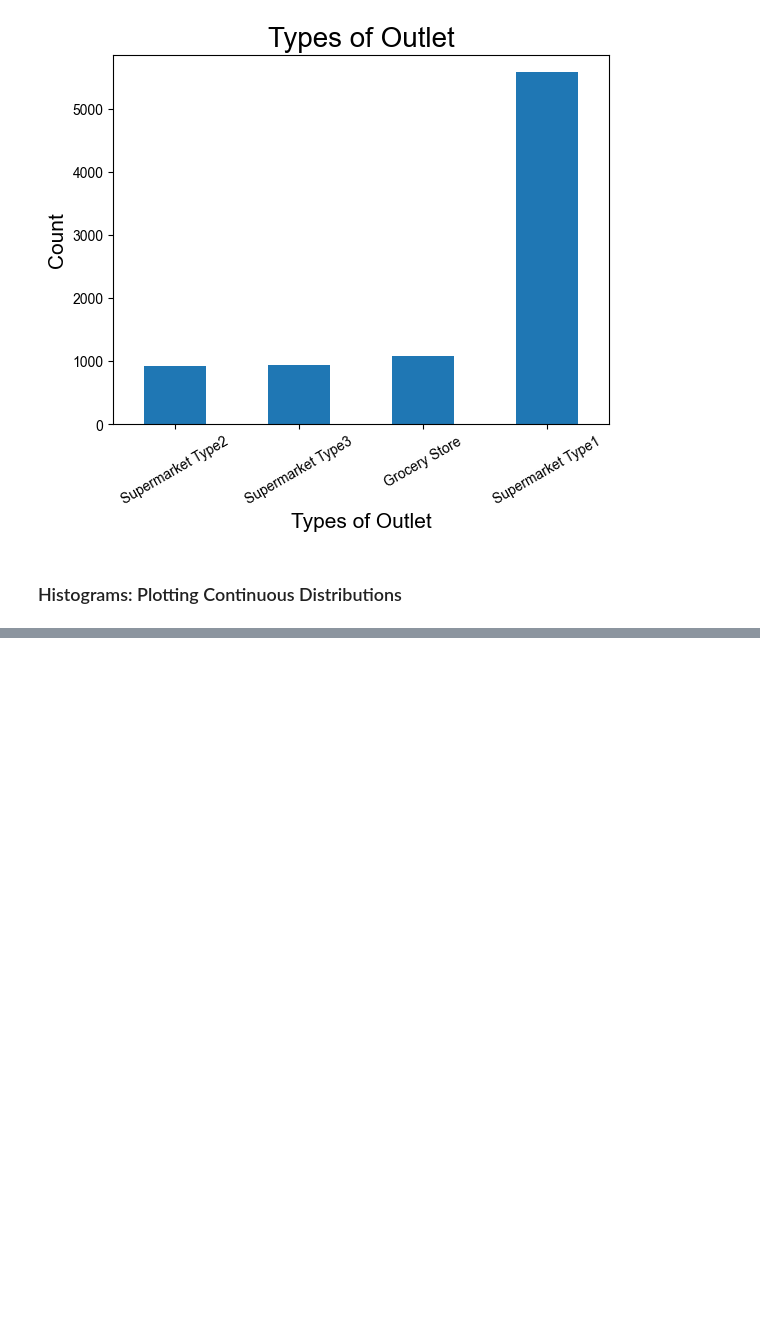
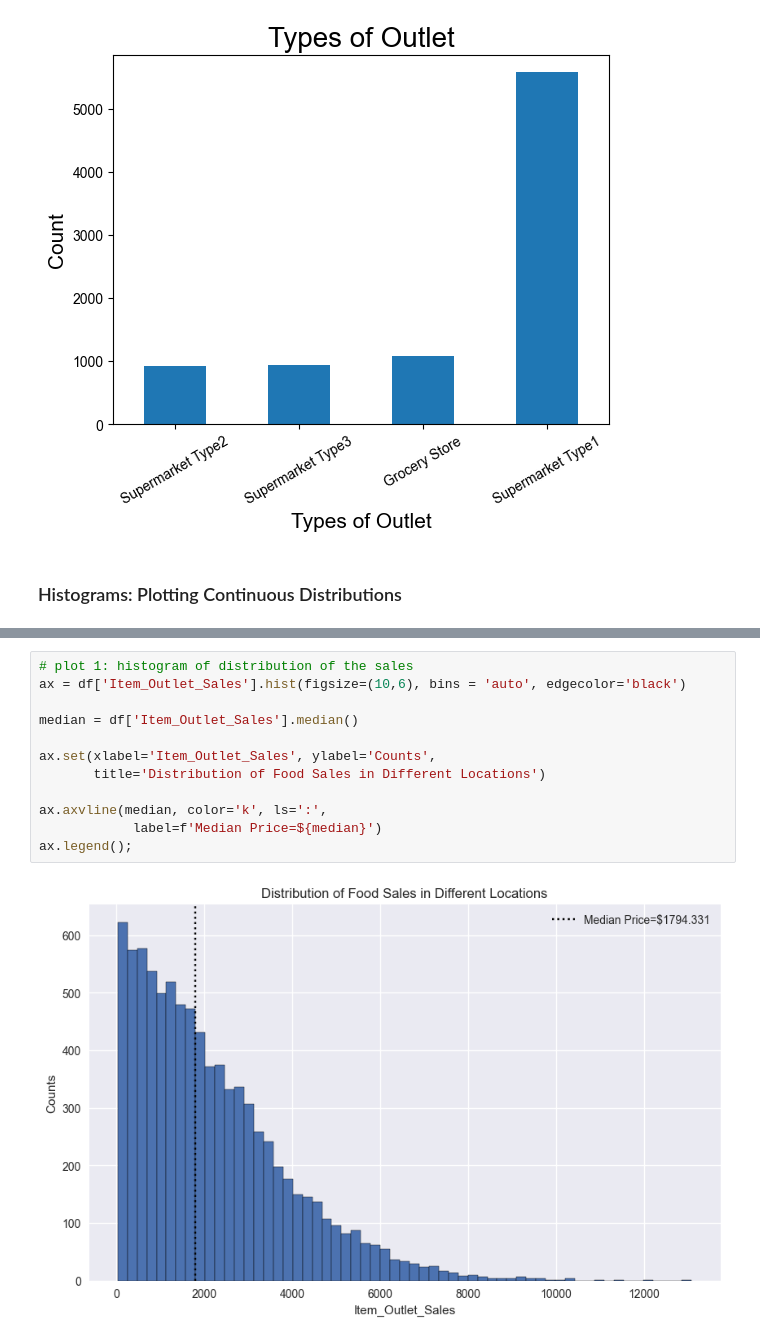
Before and after one commit to QianFu520/Food-Sales-Predictions, a Jupyter notebook: Part 2-Visualizations for Exploratory Data Analysis (EDA).ipynb, the cells around one changed output, grey strips where cells are left out. Cells and saved outputs as stored; diff of their text form; blank space fills up the shorter version.

```diff
--- a/Part 2-Visualizations for Exploratory Data Analysis (EDA).ipynb
+++ b/Part 2-Visualizations for Exploratory Data Analysis (EDA).ipynb
@@ -209,0 +263,14 @@ plt.show()
+# %%
+# plot 1: histogram of distribution of the sales
+ax = df['Item_Outlet_Sales'].hist(figsize=(10,6), bins = 'auto', edgecolor='black')
+
+median = df['Item_Outlet_Sales'].median()
+
+ax.set(xlabel='Item_Outlet_Sales', ylabel='Counts',
+       title='Distribution of Food Sales in Different Locations')
+
+ax.axvline(median, color='k', ls=':',
+            label=f'Median Price=${median}')
+ax.legend();
+# %% [output]
+[figure, added]
```
Also changed, not shown: parts of 29 cells of this notebook.
